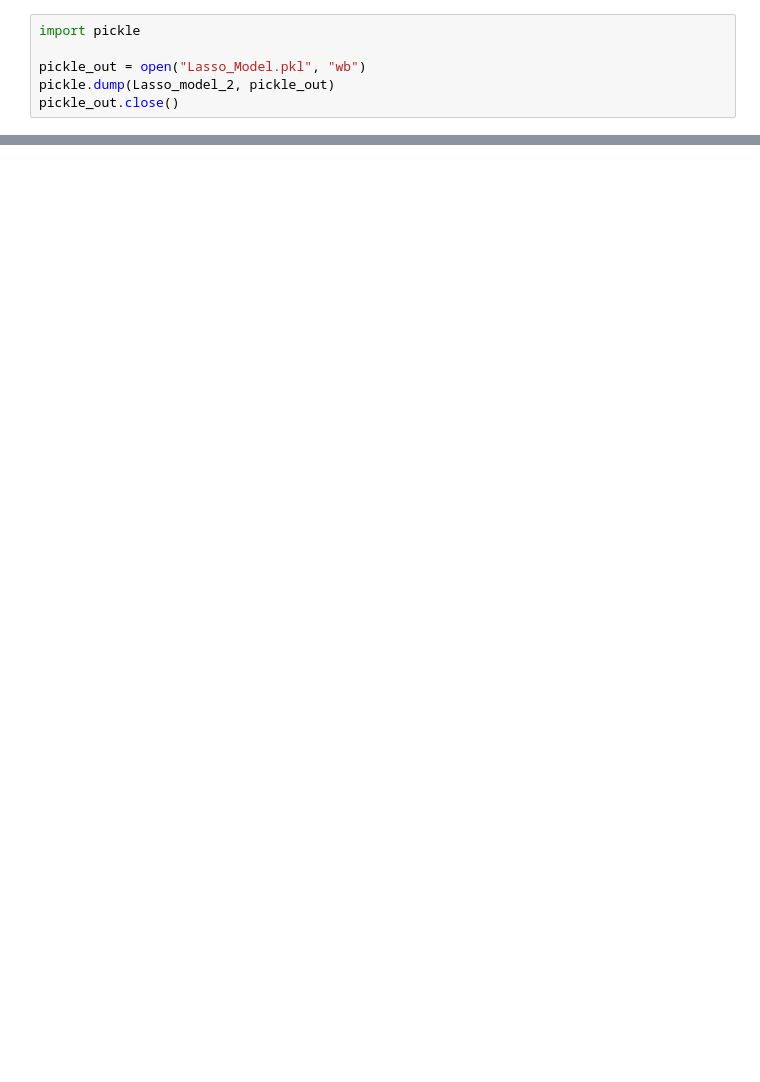
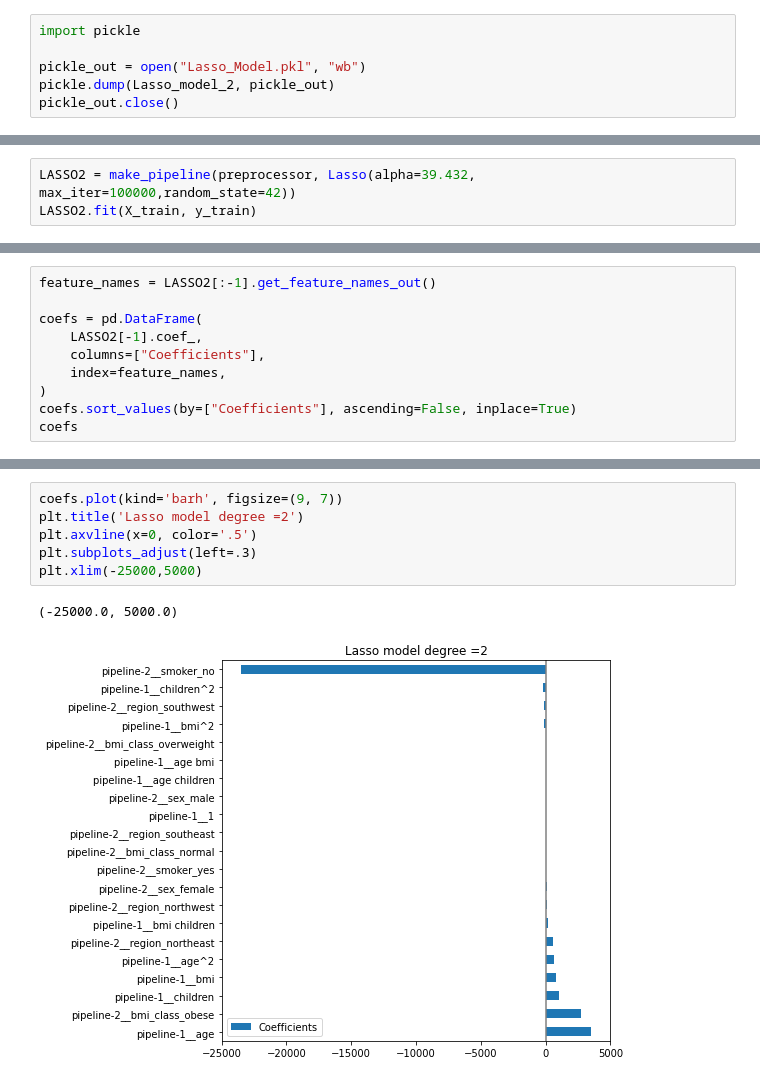
Before and after one commit to zoltarzol/brief_assur_aimant, a Jupyter notebook: Emad/analyse/Regression_Models_with_Cook_Distance.ipynb, the cells around one changed output, grey strips where cells are left out. Drawn from its saved outputs; the diff is of its cells as text; blank space fills up the shorter version.

```diff
--- a/Emad/analyse/Regression_Models_with_Cook_Distance.ipynb
+++ b/Emad/analyse/Regression_Models_with_Cook_Distance.ipynb
@@ -202,0 +265,3 @@ pickle_out.close()
+# %%
+LASSO2 = make_pipeline(preprocessor, Lasso(alpha=39.432, max_iter=100000,random_state=42))
+LASSO2.fit(X_train, y_train)
@@ -202,0 +304,10 @@ pickle_out.close()
+# %%
+feature_names = LASSO2[:-1].get_feature_names_out()
+
+coefs = pd.DataFrame(
+    LASSO2[-1].coef_,
+    columns=["Coefficients"],
+    index=feature_names,
+)
+coefs.sort_values(by=["Coefficients"], ascending=False, inplace=True)
+coefs
@@ -202,0 +348,9 @@ pickle_out.close()
+# %%
+coefs.plot(kind='barh', figsize=(9, 7))
+plt.title('Lasso model degree =2')
+plt.axvline(x=0, color='.5')
+plt.subplots_adjust(left=.3)
+plt.xlim(-25000,5000)
+# %% [output]
+(-25000.0, 5000.0)
+[figure, added]
```
Also changed, not shown: parts of 11 cells of this notebook, 5 other files.
